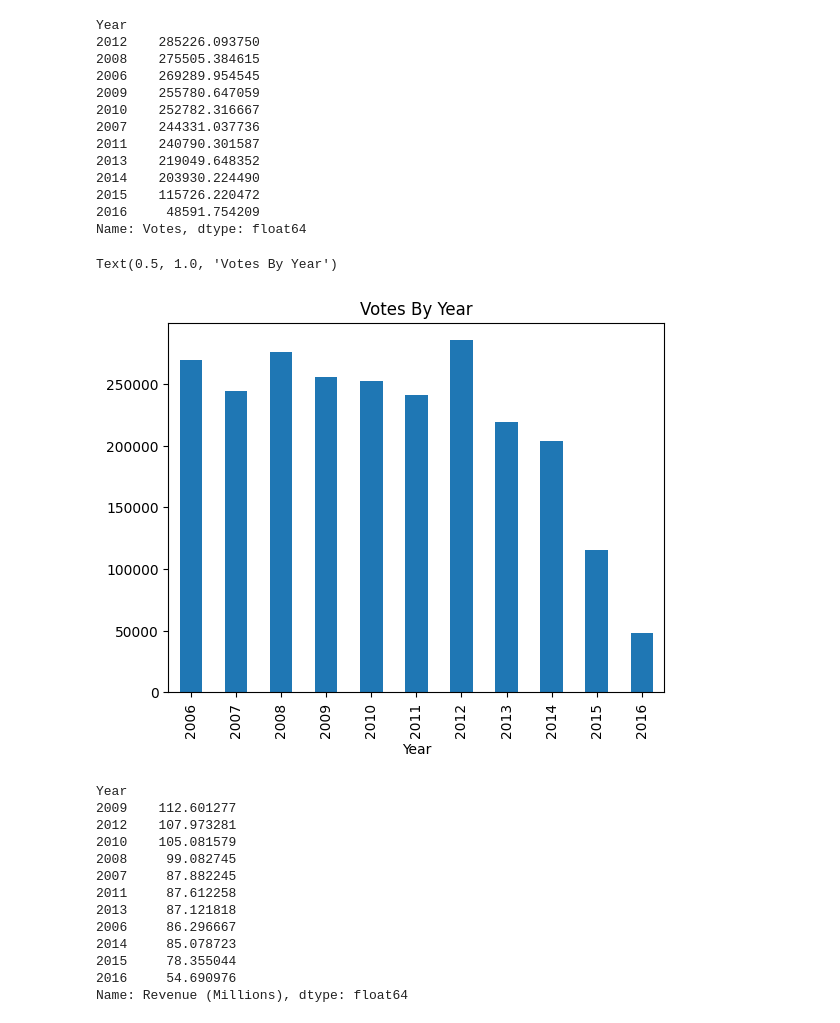
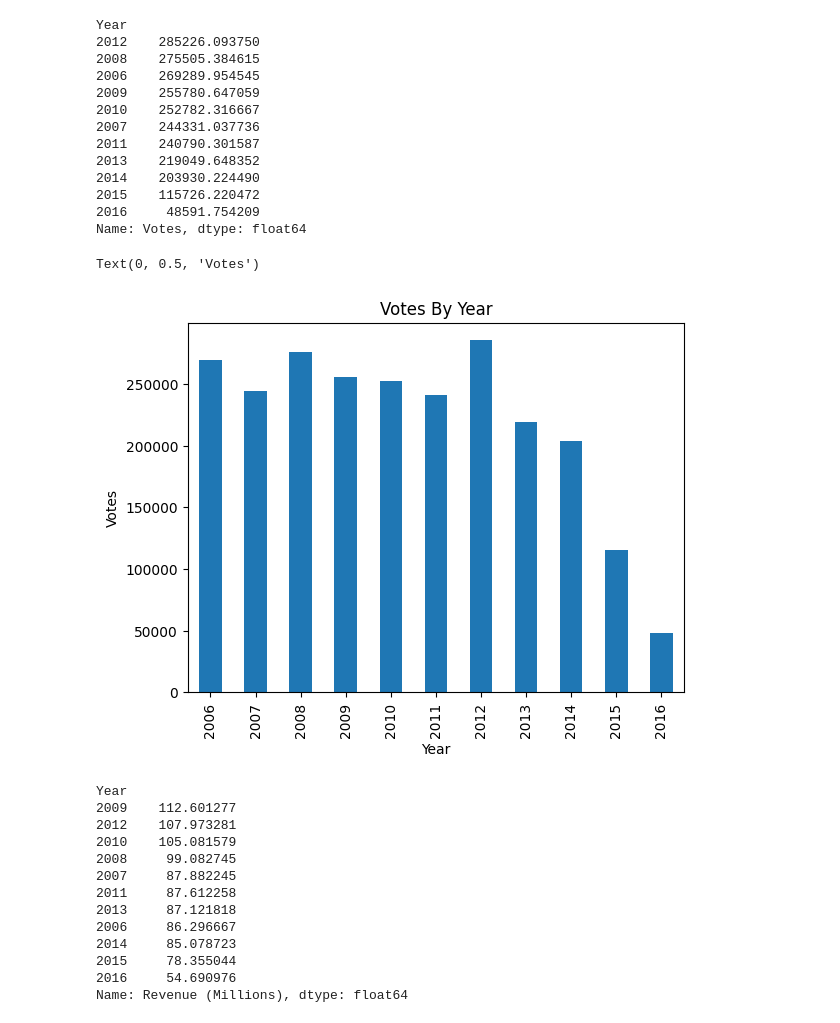
Before and after one commit to Code-with-lata/Data-Visualization, a Jupyter notebook: Python_Project.ipynb, the cells around one changed output. Cells and saved outputs as stored; diff of their text form; code cells hidden in the pictures.

```diff
--- a/Python_Project.ipynb
+++ b/Python_Project.ipynb
@@ -153,9 +154,10 @@ Name: Votes, dtype: float64
 # %%
 votes_mean.plot(kind='bar')
 plt.title("Votes By Year")
+plt.ylabel('Votes')
 # %% [output]
-Text(0.5, 1.0, 'Votes By Year')
+Text(0, 0.5, 'Votes')
-[figure, old version]
+[figure, new version]
 # %%
 # higest average revenue in year
 revenue_mean = data.groupby('Year')["Revenue (Millions)"].mean()
```
Also changed, not shown: parts of 16 cells of this notebook.
